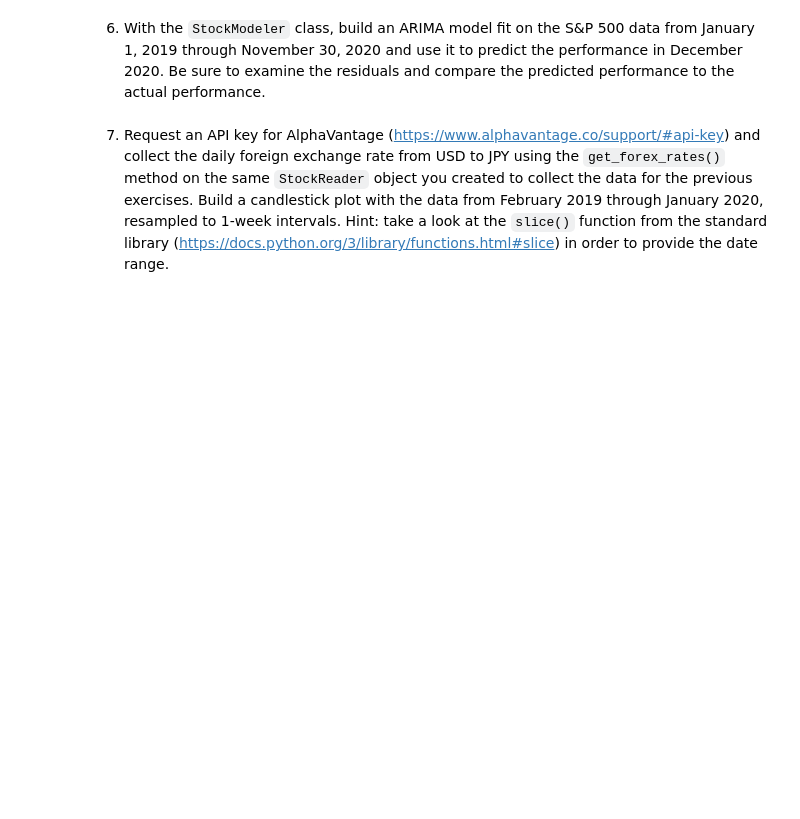
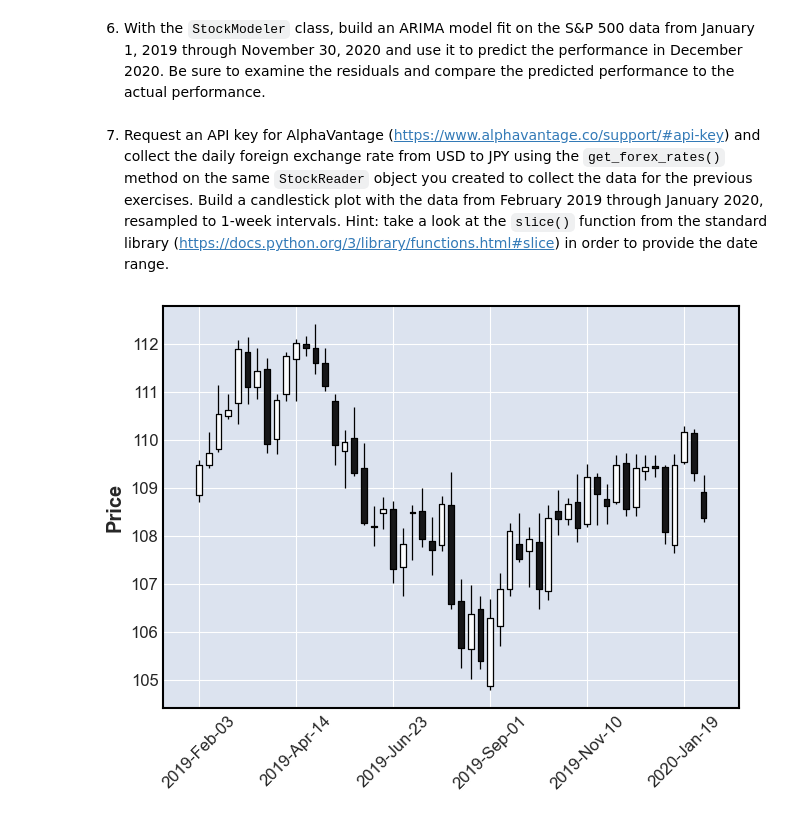
Before and after one commit to cwilso28/Hands-On-Data-Analysis-with-Pandas-2nd-edition, a Jupyter notebook: ch_07/Exercises.ipynb, the cells around one changed output. Saved outputs shown, nothing was run; the diff lists cells and outputs as text; code cells hidden in the pictures; blank space fills up the shorter version.

```diff
--- a/ch_07/Exercises.ipynb
+++ b/ch_07/Exercises.ipynb
@@ -25,2 +139,11 @@ TypeError: string indices must be integers
 # %% [markdown]
 7. Request an API key for AlphaVantage (https://www.alphavantage.co/support/#api-key) and collect the daily foreign exchange rate from USD to JPY using the `get_forex_rates()` method on the same `StockReader` object you created to collect the data for the previous exercises. Build a candlestick plot with the data from February 2019 through January 2020, resampled to 1-week intervals. Hint: take a look at the `slice()` function from the standard library (https://docs.python.org/3/library/functions.html#slice) in order to provide the date range.
+# %%
+api_key = 'QQFTDCW4MTTCMLR1'
+usd_to_jpy = stock_analysis.StockReader('2019-01-01', '2020-12-31').get_forex_rates(from_currency = 'USD', to_currency = 'JPY', api_key = api_key)
+# %%
+usd_to_jpy_viz = stock_analysis.StockVisualizer(usd_to_jpy)
+# %%
+usd_to_jpy_viz.candlestick(date_range = slice('2019-02-01','2020-01-31'), resample = '1W')
+# %% [output]
+[figure, added]
```
Also changed, not shown: parts of 25 cells of this notebook, 1 other file.
